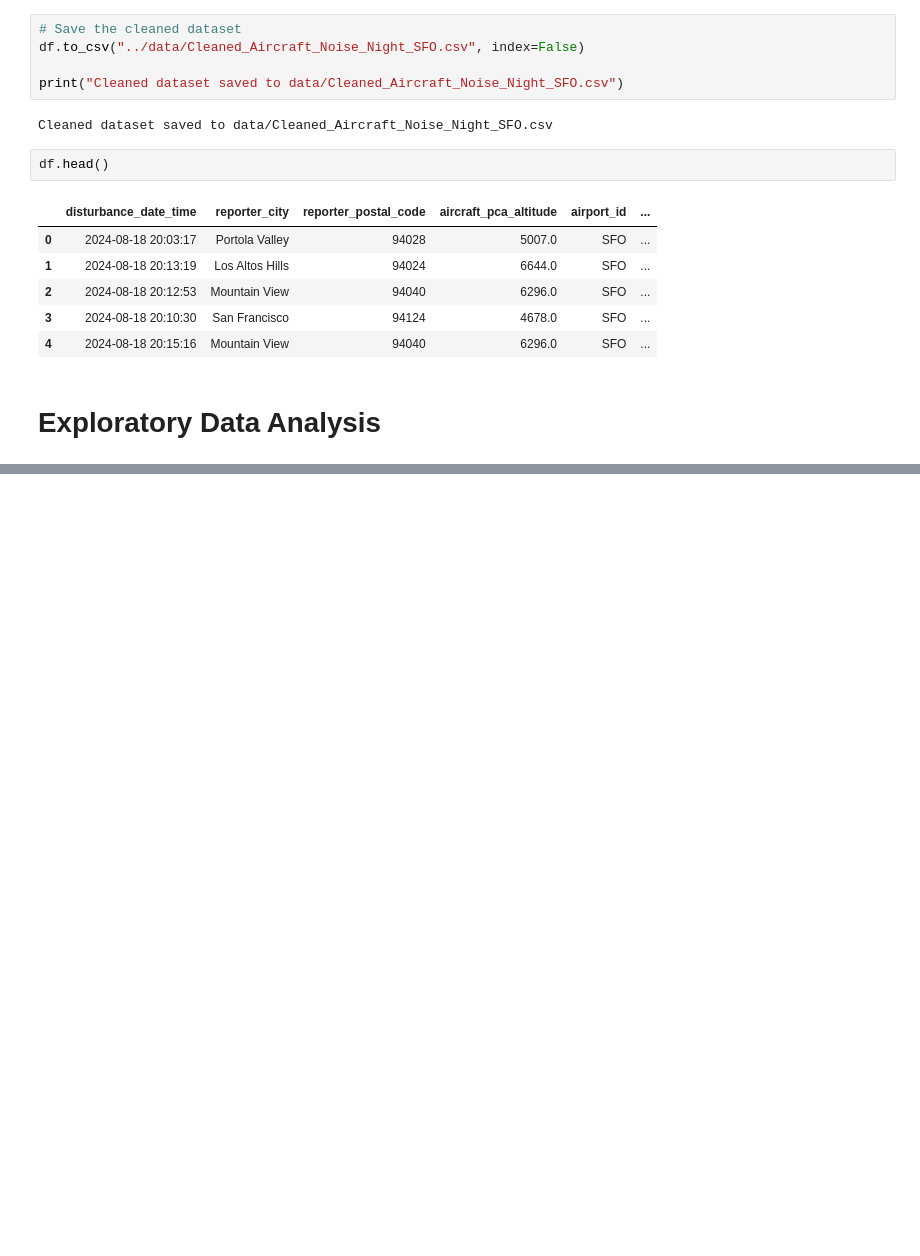
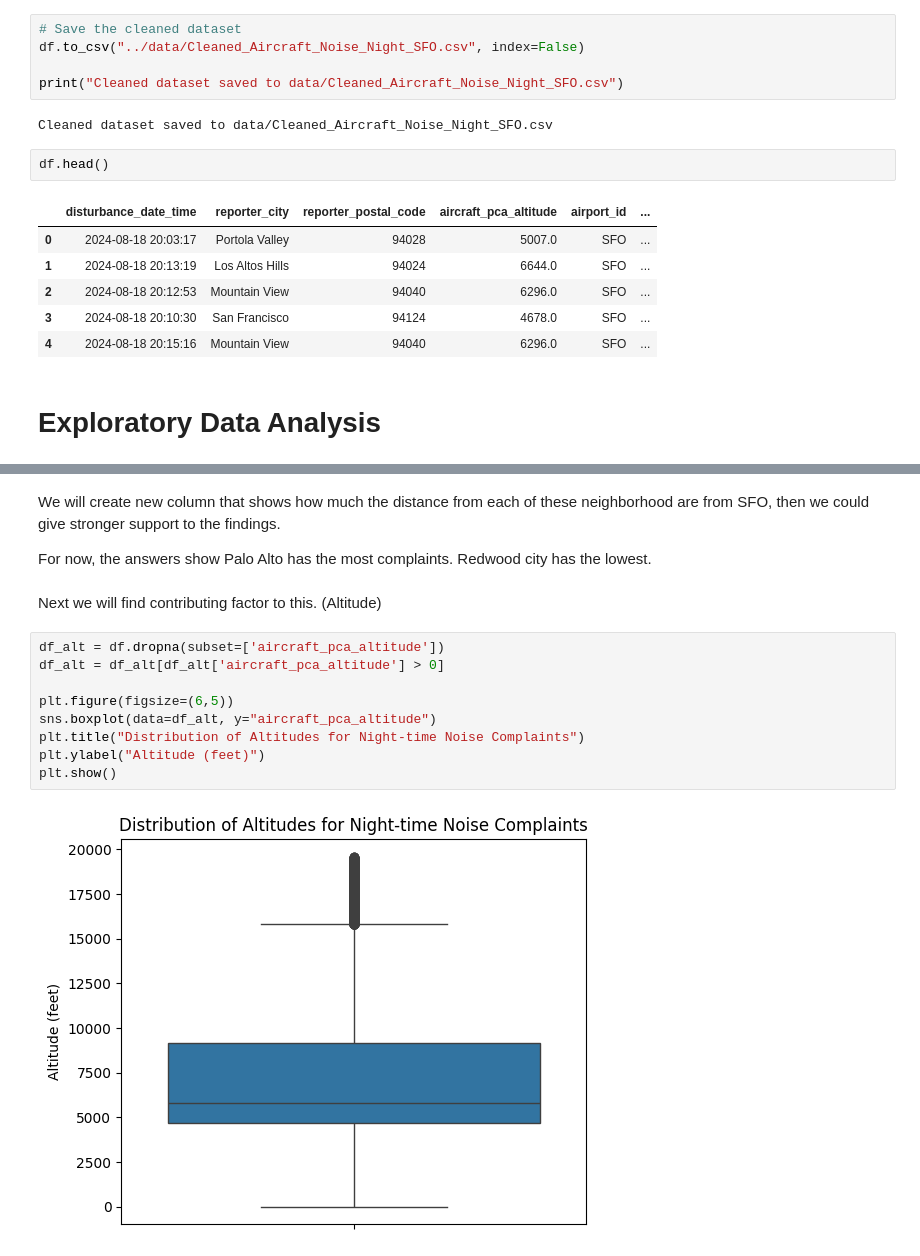
Before and after one commit to porhay007/SFO-Aircraft-Noise-Analysis---Group-Project-Data-5100, a Jupyter notebook: Code/Data_cleaning.ipynb, the cells around one changed output, grey strips where cells are left out. Saved outputs shown, nothing was run; the diff lists cells and outputs as text; blank space fills up the shorter version.

```diff
--- a/Code/Data_cleaning.ipynb
+++ b/Code/Data_cleaning.ipynb
@@ -187,0 +146,17 @@ plt.show()
+# %% [markdown]
+We will create new column that shows how much the distance from each of these neighborhood are from SFO, then we could give stronger support to the findings.
+
+For now, the answers show Palo Alto has the most complaints. Redwood city has the lowest.
+# %% [markdown]
+Next we will find contributing factor to this. (Altitude)
+# %%
+df_alt = df.dropna(subset=['aircraft_pca_altitude'])
+df_alt = df_alt[df_alt['aircraft_pca_altitude'] > 0]
+
+plt.figure(figsize=(6,5))
+sns.boxplot(data=df_alt, y="aircraft_pca_altitude")
+plt.title("Distribution of Altitudes for Night-time Noise Complaints")
+plt.ylabel("Altitude (feet)")
+plt.show()
+# %% [output]
+[figure, added]
```
Also changed, not shown: parts of 18 cells of this notebook, 1 other file.
